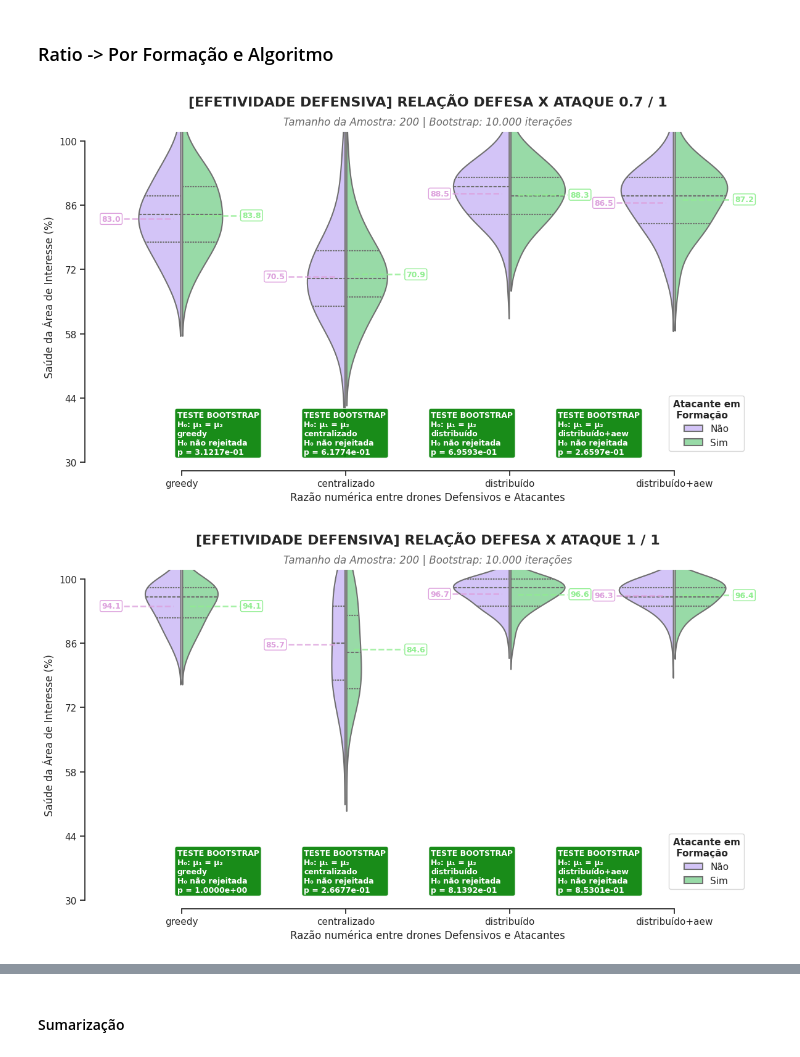
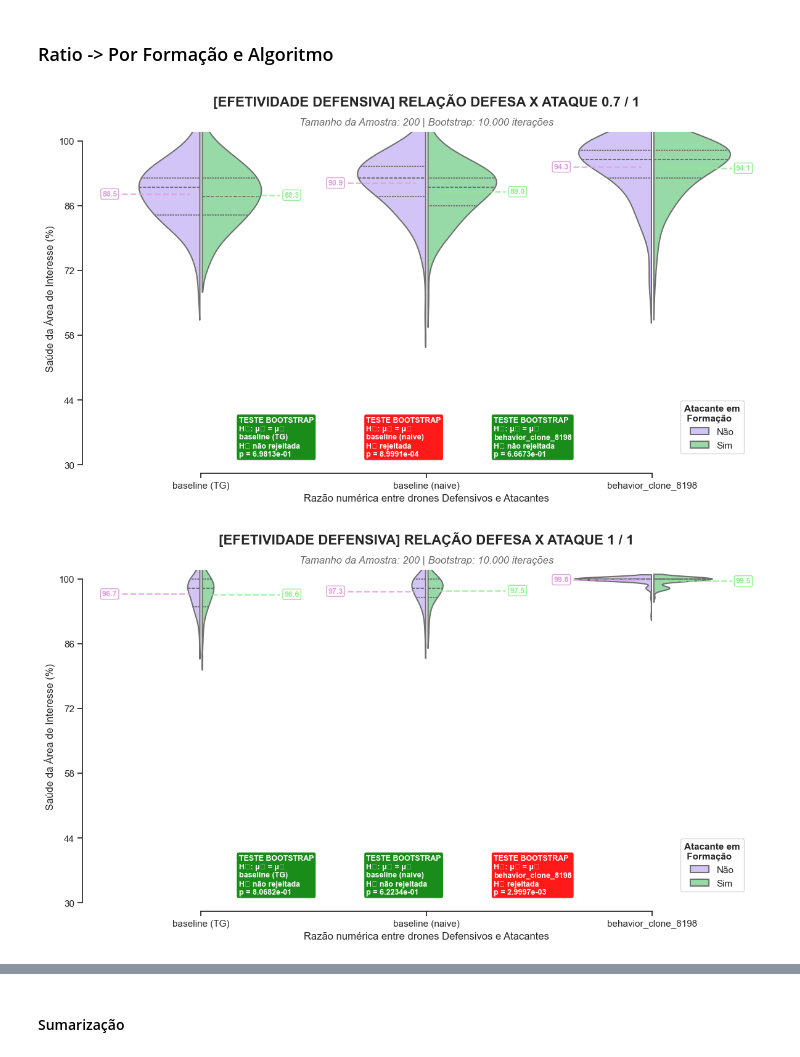
Before and after one commit to lucasll37/DroneSwarm2D-lib, a Jupyter notebook: tools/compare.ipynb, the cells around one changed output, grey strips where cells are left out. Cells and saved outputs as stored; diff of their text form; code cells hidden in the pictures.

```diff
--- a/tools/compare.ipynb
+++ b/tools/compare.ipynb
@@ -80,19 +111,19 @@ dataframes.append(proposal_asym_m)
 dataframes.append(proposal_formation_asym_l)
 dataframes.append(proposal_formation_asym_m)
 
-# dataframes.append(baseline)
-# dataframes.append(baseline_formation)
-# dataframes.append(baseline_asym_l)
-# dataframes.append(baseline_asym_m)
-# dataframes.append(baseline_formation_asym_l)
-# dataframes.append(baseline_formation_asym_m)
+dataframes.append(baseline)
+dataframes.append(baseline_formation)
+dataframes.append(baseline_asym_l)
+dataframes.append(baseline_asym_m)
+dataframes.append(baseline_formation_asym_l)
+dataframes.append(baseline_formation_asym_m)
 
-# dataframes.append(behavior_cloning_8192)
-# dataframes.append(behavior_cloning_8192_formation)
-# dataframes.append(behavior_cloning_8192_asym_l)
-# dataframes.append(behavior_cloning_8192_asym_m)
-# dataframes.append(behavior_cloning_8192_formation_asym_l)
-# dataframes.append(behavior_cloning_8192_formation_asym_m)
+dataframes.append(behavior_cloning_8198)
+dataframes.append(behavior_cloning_8198_formation)
+dataframes.append(behavior_cloning_8198_asym_l)
+dataframes.append(behavior_cloning_8198_asym_m)
+dataframes.append(behavior_cloning_8198_formation_asym_l)
+dataframes.append(behavior_cloning_8198_formation_asym_m)
 
 # dataframes.append(behavior_cloning_32768)
 # dataframes.append(behavior_cloning_32768_formation)
@@ -2167,35 +2130,35 @@ test_result = violinplot_with_bootstrap_test(
     data=data,
     filter_conditions={'ratio friend:enemy': '0.7:1'},
     x_col="simulation",
     y_col="interest_point_health",
     hue_col="formation",
     title="[EFETIVIDADE DEFENSIVA] RELAÇÃO DEFESA X ATAQUE 0.7 / 1",
     subtitle="Tamanho da Amostra: 200 | Bootstrap: 10.000 iterações",
     xlabel="Razão numérica entre drones Defensivos e Atacantes",
     ylabel="Saúde da Área de Interesse (%)",
     n_bootstrap=10_000,
     alpha=0.01,
     figsize=(12, 7),
     split=True,
     gap=0.03,
     fill=True,
     linewidth=1.5,
     width=0.7,
     palette=["m", "g"],
     common_norm=True,
     density_norm="area",
     save_fig=True,
     save_dir="../images",
     filename="EFETIVIDADE_DEFENSIVA_RELACAO_0.7_1",
     legend_title='Atacante em\n Formação',
     legend_labels={True: 'Sim', False: 'Não'},
     inner="quart",                      # Quartis visíveis
-    x_order=['greedy', 'centralizado', 'distribuído', 'distribuído+aew', 'distribuído+ia'],  # ← Aplicar sua ordem
+    x_order=['baseline (TG)', 'baseline (naive)', 'behavior_clone_8198'],  # ← Aplicar sua ordem
     ylim_bottom=30,
     ylim_top=100
 )
 # %% [output]
-[figure, old version]
+[figure, new version]
 # %%
 test_result = violinplot_with_bootstrap_test(
     data=data,
@@ -2224,12 +2187,12 @@ test_result = violinplot_with_bootstrap_test(
     legend_title='Atacante em\n Formação',
     legend_labels={True: 'Sim', False: 'Não'},
     inner="quart",                      # Quartis visíveis
-    x_order=['greedy', 'centralizado', 'distribuído', 'distribuído+aew', 'distribuído+ia'],  # ← Aplicar sua ordem
+    x_order=['baseline (TG)', 'baseline (naive)', 'behavior_clone_8198'],  # ← Aplicar sua ordem
     ylim_bottom=30,
     ylim_top=100
 )
 # %% [output]
-[figure, old version]
+[figure, new version]
 # %%
 test_result = violinplot_with_bootstrap_test(
     data=data,
```
Also changed, not shown: parts of 23 cells of this notebook, 20 other files.
